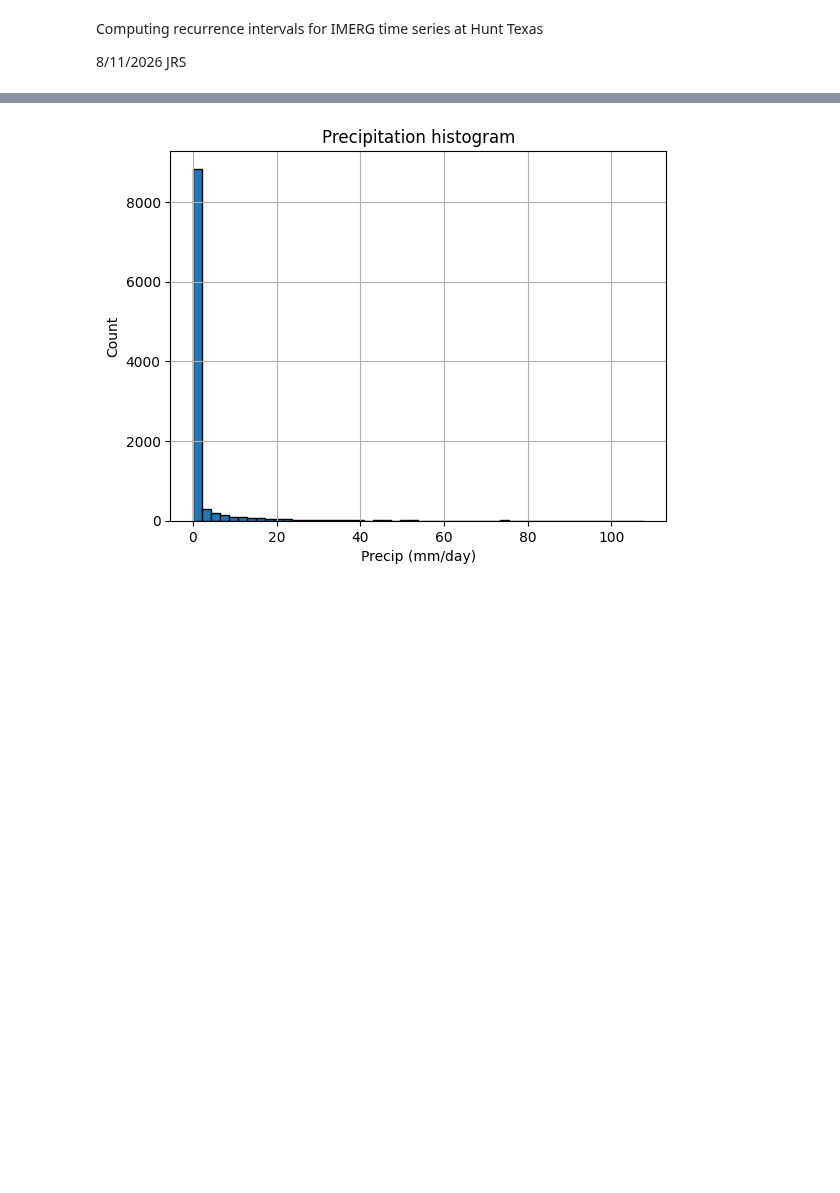
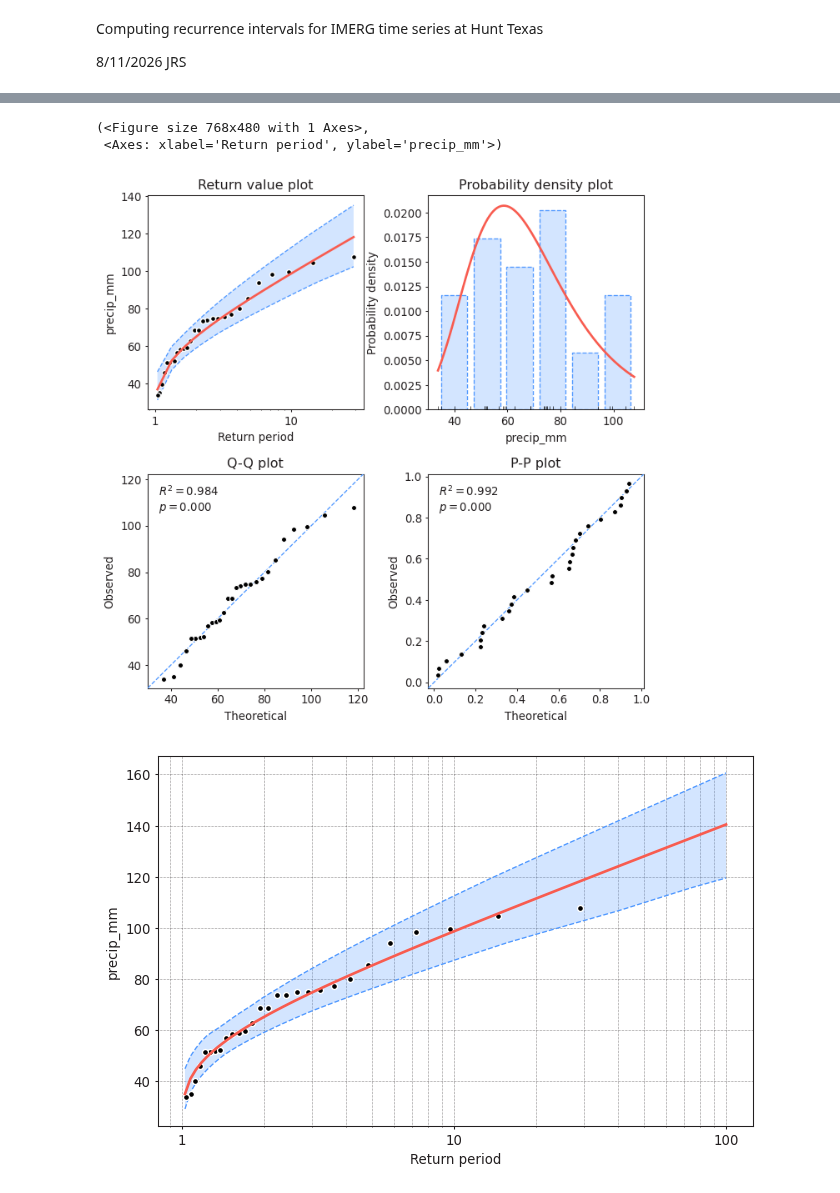
Before and after one commit to andrewmfisher/gesdisc-tutorials, a Jupyter notebook: conference-presentations/agu-2026/compute_recurrence_intervals.ipynb, the cells around one changed output, grey strips where cells are left out. Saved outputs shown, nothing was run; the diff lists cells and outputs as text; code cells hidden in the pictures; blank space fills up the shorter version.

```diff
--- a/conference-presentations/agu-2026/compute_recurrence_intervals.ipynb
+++ b/conference-presentations/agu-2026/compute_recurrence_intervals.ipynb
@@ -13,3 +14,9 @@ import matplotlib.pyplot as plt
 
 df = pd.read_csv('./Data/hunt_texas_IMERG_daily.txt')
 df.columns = ['date','precip_mm']
+print(df.head())
+
+ds_series = df.set_index('date')['precip_mm']
+print(ds_series.head())
+
+ds_series.index = pd.to_datetime(ds_series.index)
@@ -15,0 +57,8 @@ df.columns = ['date','precip_mm']
+# %%
+# Create model for the time series data
+
+model = EVA(ds_series)
+out = model.get_extremes(method = "BM", block_size="365.2425D")
+print(out)
+print(model.extremes)
+model.plot_extremes()
@@ -16,8 +85,14 @@ df.columns = ['date','precip_mm']
 # %%
-# Plot histogram (with zeros)
+# Fit a model to the extreme values
 
-df['precip_mm'].hist(bins = 50, edgecolor='black')
-plt.title('Precipitation histogram')
-plt.xlabel('Precip (mm/day)')
-plt.ylabel('Count')
+model.fit_model() # default fitting method is MLE
+print(model)
+
+model.plot_diagnostic(alpha=0.95)
+
+model.plot_return_values(
+    return_period = np.logspace(0.01,2,100),
+    return_period_size = "365.2425D",
+    alpha = 0.95
+)
 # %% [output]
@@ -25 +119,4 @@ Text(0, 0.5, 'Count')
+(<Figure size 768x480 with 1 Axes>,
+ <Axes: xlabel='Return period', ylabel='precip_mm'>)
-[figure, old version]
+[figure, new version]
+[figure, added]
```
Also changed, not shown: parts of 11 cells of this notebook, 5 other files.
